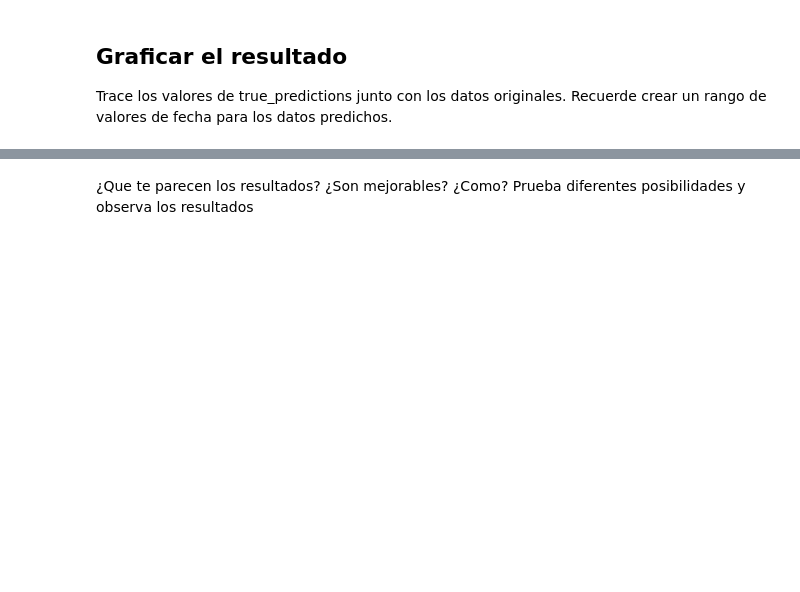
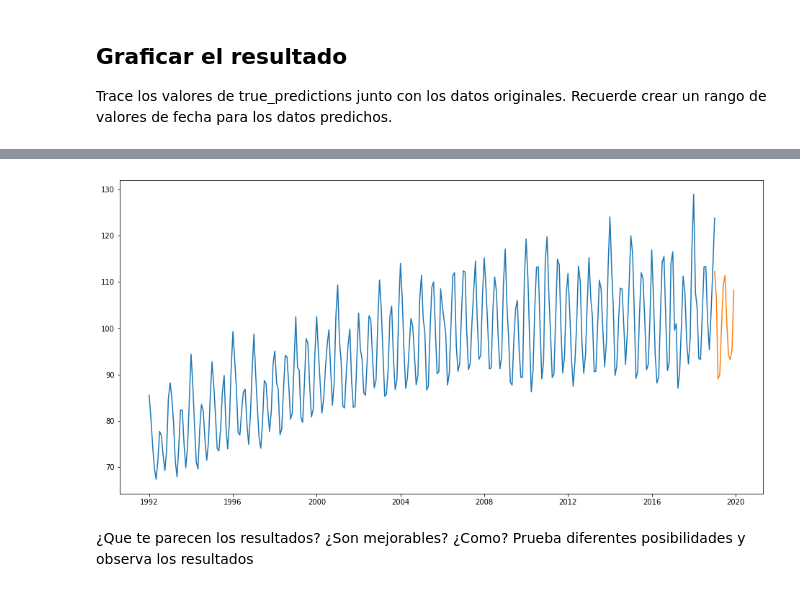
Before and after one commit to vicentcamison/idal_ia3, a Jupyter notebook: 3 Aprendizaje profundo (II)/Sesion 5/B2-GRU-Time-Series_Ejercicio.ipynb, the cells around one changed output, grey strips where cells are left out. Drawn from its saved outputs; the diff is of its cells as text; code cells hidden in the pictures; blank space fills up the shorter version.

```diff
--- a/3 Aprendizaje profundo (II)/Sesion 5/B2-GRU-Time-Series_Ejercicio.ipynb
+++ b/3 Aprendizaje profundo (II)/Sesion 5/B2-GRU-Time-Series_Ejercicio.ipynb
@@ -122,3 +125,23 @@ class GRUnetwork(nn.Module):
+# %%
+# Tu código aquí
+class GRUnetwork(nn.Module):
+    def __init__(self,input_size=1,hidden_size=64,output_size=1):
+        super().__init__()
+        self.hidden_size = hidden_size
+
+        # Capa GRU:
+        self.gru = nn.GRU(input_size,hidden_size)
+
+        # Capa fully-connected:
+        self.linear = nn.Linear(hidden_size,output_size)
+
+        # Initialización h0:
+        self.hidden = (torch.zeros(1,1,self.hidden_size))
+
+    def forward(self,seq):
+        gru_out, self.hidden = self.gru(seq.view(len(seq),1,-1), self.hidden)
+        pred = self.linear(gru_out.view(len(seq),-1))
+        return pred[-1]  # solo queremos el último valor
 # %%
 
 torch.manual_seed(101)
@@ -145,11 +215,15 @@ No se preocupe por el seguimiento de los valores de pérdida, la visualización
 Asegúrese de reinicializar los parámetros ocultos $h_0$ antes de ejecutar el modelo.
 # %%
 # Tu código aquí
-future =
-preds =
+future = 12
+preds = train_norm[-window_size:].tolist()
 
 model.eval()
 
 for i in range(future):
+    seq = torch.FloatTensor(preds[-window_size:])
+    with torch.no_grad():
+        model.hidden = (torch.zeros(1,1,model.hidden_size))
+        preds.append(model(seq).item())
 # %%
 preds[window_size:]
@@ -159,5 +248,5 @@ Reescalar los valores predichos hasta el rango original del conjunto de pruebas.
 # %%
 # Tu código aquí
-true_predictions =
+true_predictions = scaler.inverse_transform(np.array(preds).reshape(-1,1)).flatten()
 # %%
 true_predictions
@@ -171,3 +274,17 @@ Trace los valores de true_predictions junto con los datos originales. Recuerde c
+# %%
+# Tu código aquí
+x_original = np.arange('1992-01-01', '2019-02-01', dtype='datetime64[M]').astype('datetime64[D]')
+x_pred = np.arange('2019-01-01', '2020-01-01', dtype='datetime64[M]').astype('datetime64[D]')
+x = np.arange('1992-01-01', '2020-01-01', dtype='datetime64[M]').astype('datetime64[D]')
+# %%
+# Tu código aquí
+
+plt.figure(figsize=(16,8))
+plt.plot(x_original, df['IPG2211A2N'])
+plt.plot(x_pred, true_predictions[window_size:])
+plt.show()
+# %% [output]
+[figure, added]
 # %% [markdown]
 ¿Que te parecen los resultados? ¿Son mejorables? ¿Como?
 Prueba diferentes posibilidades y observa los resultados
```
Also changed, not shown: parts of 17 cells of this notebook.
